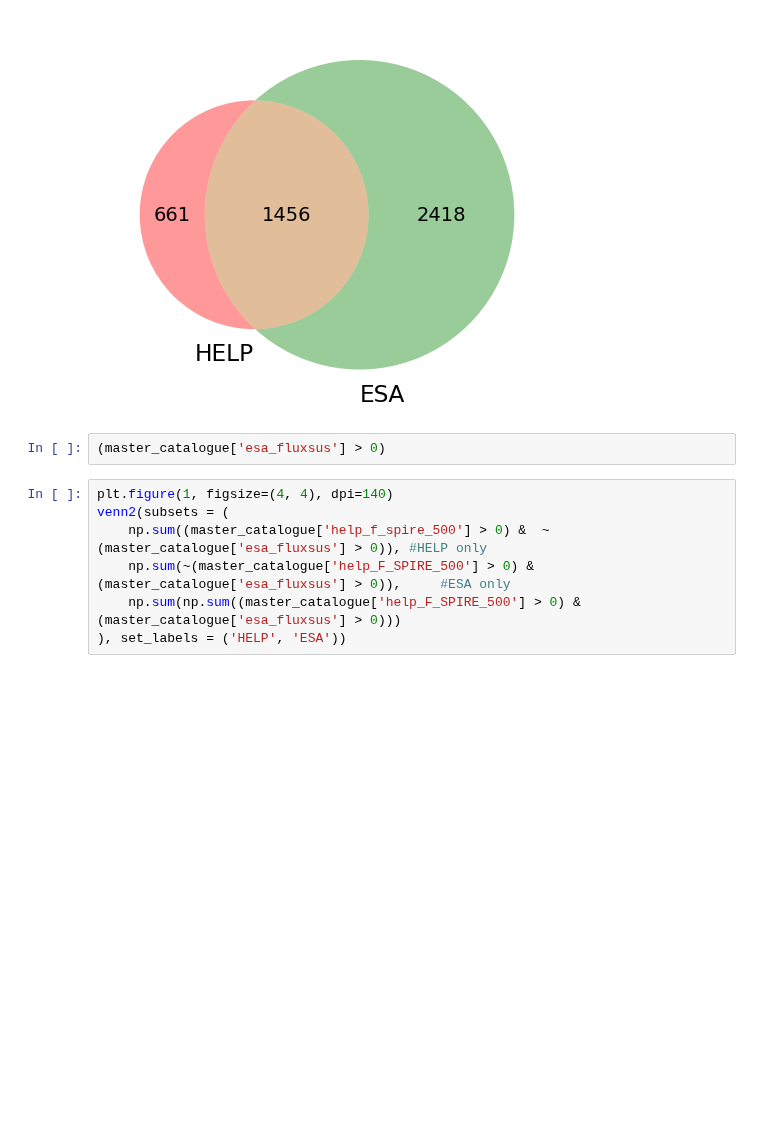
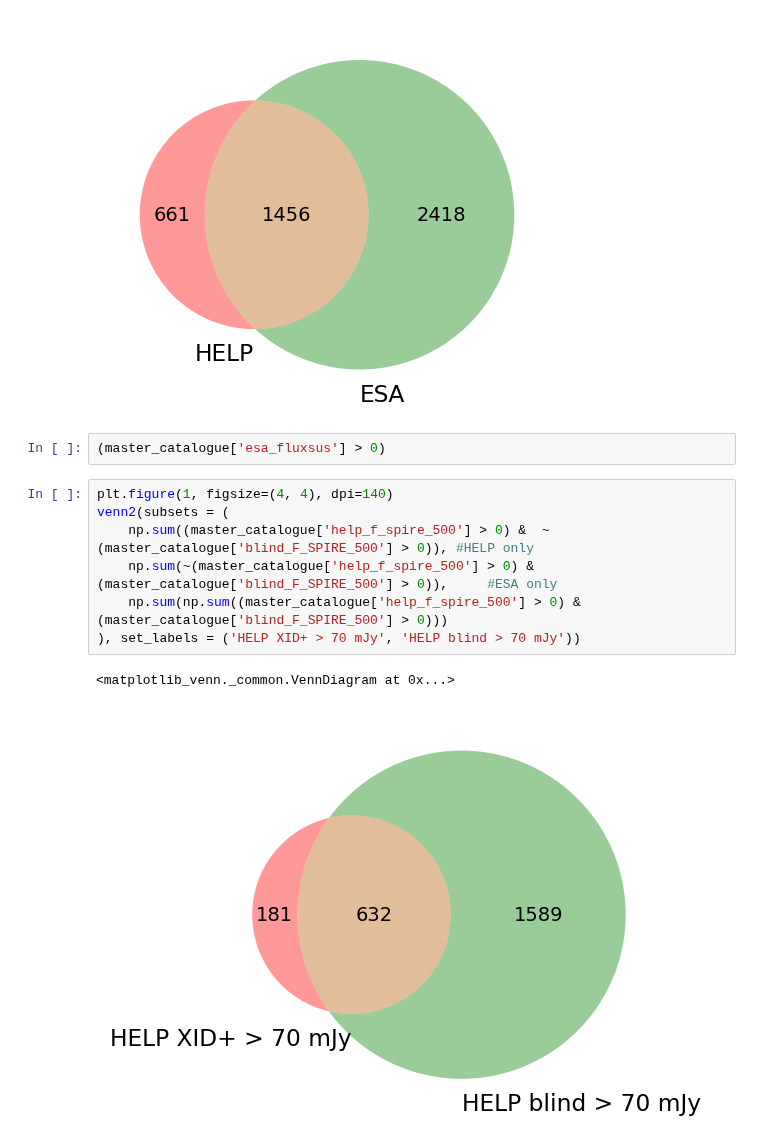
Before and after one commit to H-E-L-P/dmu_products, a Jupyter notebook: dmu22/dmu22_red_source/2_Investigate_red_objects.ipynb, the cells around one changed output. Drawn from its saved outputs; the diff is of its cells as text; blank space fills up the shorter version.

```diff
--- a/dmu22/dmu22_red_source/2_Investigate_red_objects.ipynb
+++ b/dmu22/dmu22_red_source/2_Investigate_red_objects.ipynb
@@ -297,7 +376,10 @@ venn2(subsets = (
 # %%
 plt.figure(1, figsize=(4, 4), dpi=140)
 venn2(subsets = (
-    np.sum((master_catalogue['help_f_spire_500'] > 0) &  ~(master_catalogue['esa_fluxsus'] > 0)), #HELP only
-    np.sum(~(master_catalogue['help_F_SPIRE_500'] > 0) &  (master_catalogue['esa_fluxsus'] > 0)),     #ESA only
-    np.sum(np.sum((master_catalogue['help_F_SPIRE_500'] > 0) &  (master_catalogue['esa_fluxsus'] > 0)))
-), set_labels = ('HELP', 'ESA'))
+    np.sum((master_catalogue['help_f_spire_500'] > 0) &  ~(master_catalogue['blind_F_SPIRE_500'] > 0)), #HELP only
+    np.sum(~(master_catalogue['help_f_spire_500'] > 0) &  (master_catalogue['blind_F_SPIRE_500'] > 0)),     #ESA only
+    np.sum(np.sum((master_catalogue['help_f_spire_500'] > 0) &  (master_catalogue['blind_F_SPIRE_500'] > 0)))
+), set_labels = ('HELP XID+ > 70 mJy', 'HELP blind > 70 mJy'))
+# %% [output]
+<matplotlib_venn._common.VennDiagram at 0x...>
+[figure, added]
```
Also changed, not shown: parts of 17 cells of this notebook.
